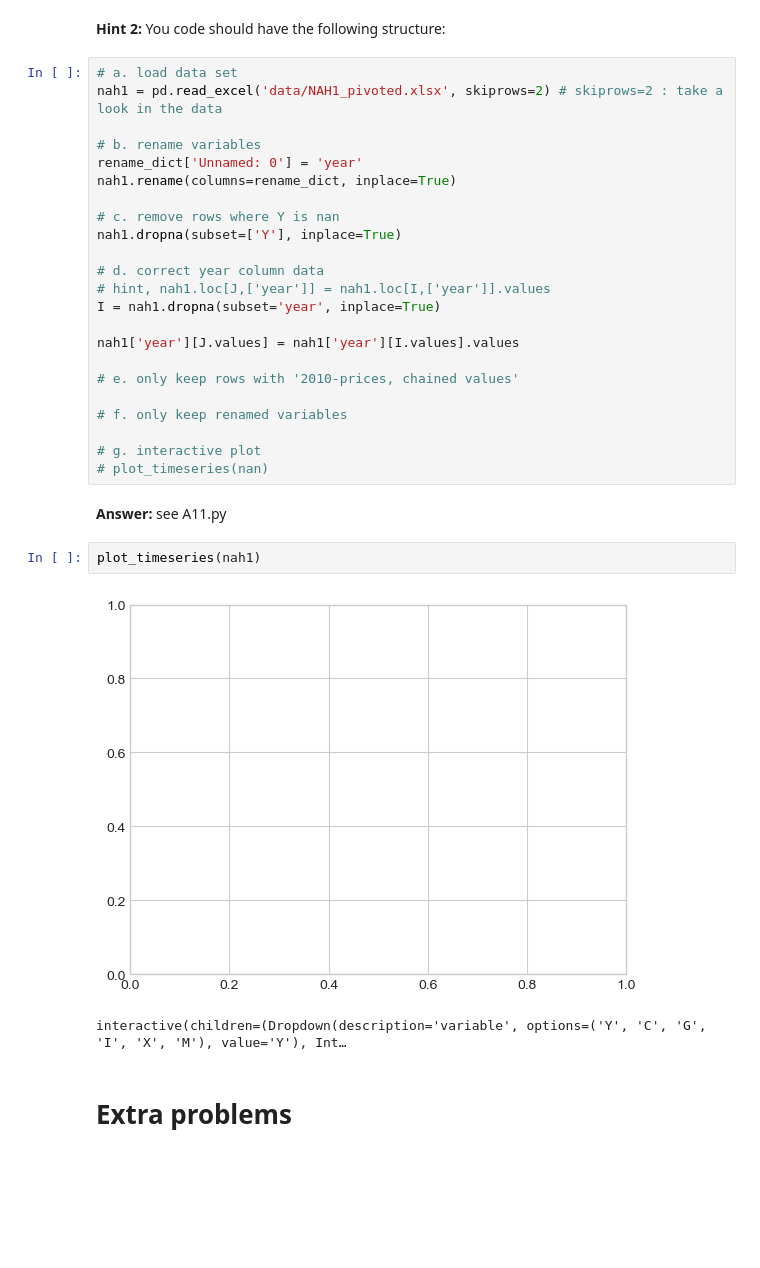
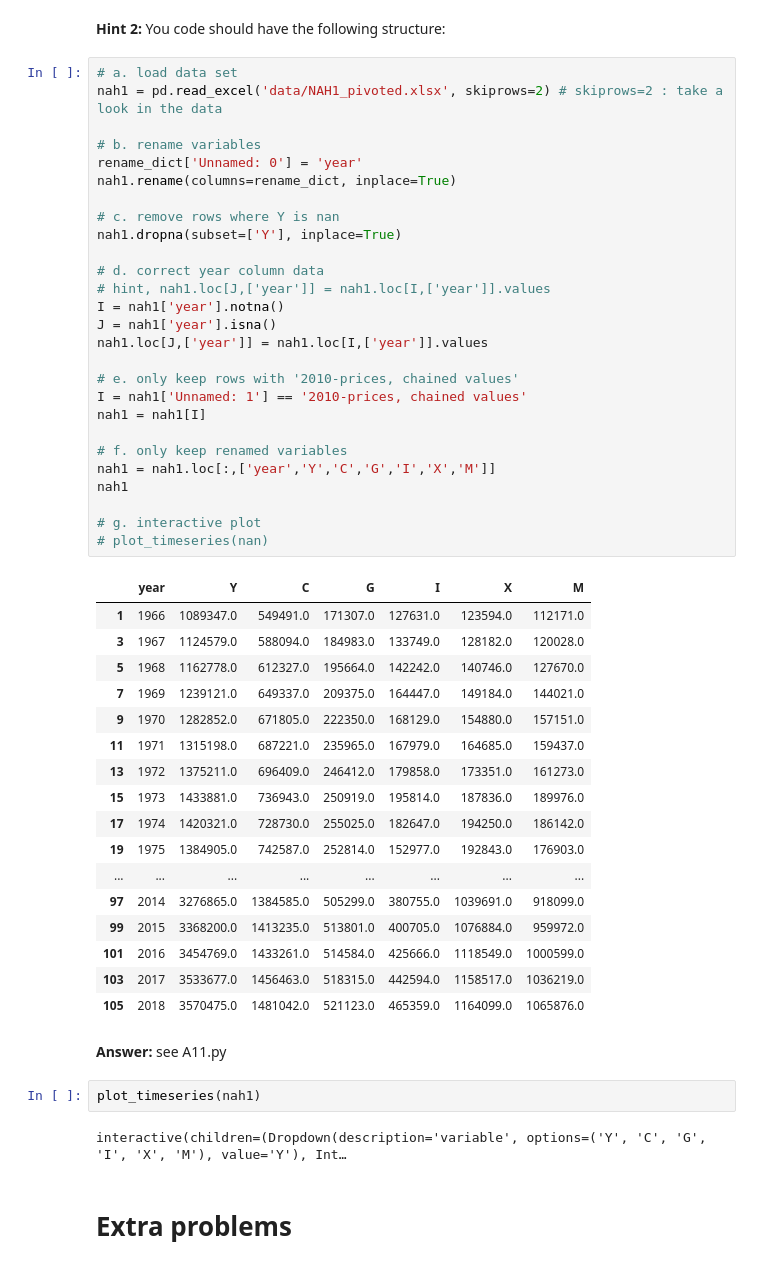
Before and after one commit to RosaMeyer/IntroProg-exercises, a Jupyter notebook: PS3/problem_set_3.ipynb, the cells around one changed output. Saved outputs shown, nothing was run; the diff lists cells and outputs as text; blank space fills up the shorter version.

```diff
--- a/PS3/problem_set_3.ipynb
+++ b/PS3/problem_set_3.ipynb
@@ -327,32 +327,53 @@ rename_dict['P.7 Import of goods and services'] = 'M'
 # %%
 # a. load data set
 nah1 = pd.read_excel('data/NAH1_pivoted.xlsx', skiprows=2) # skiprows=2 : take a look in the data
 
 # b. rename variables
 rename_dict['Unnamed: 0'] = 'year'
 nah1.rename(columns=rename_dict, inplace=True)
 
 # c. remove rows where Y is nan
 nah1.dropna(subset=['Y'], inplace=True)
 
 # d. correct year column data
 # hint, nah1.loc[J,['year']] = nah1.loc[I,['year']].values
-I = nah1.dropna(subset='year', inplace=True)
-
-nah1['year'][J.values] = nah1['year'][I.values].values
+I = nah1['year'].notna()
+J = nah1['year'].isna()
+nah1.loc[J,['year']] = nah1.loc[I,['year']].values
 
 # e. only keep rows with '2010-prices, chained values'
+I = nah1['Unnamed: 1'] == '2010-prices, chained values'
+nah1 = nah1[I]
 
 # f. only keep renamed variables
+nah1 = nah1.loc[:,['year','Y','C','G','I','X','M']]
+nah1
 
 # g. interactive plot
 # plot_timeseries(nan)
+# %% [output]
+|  | year | Y | C | G | I | X | M |
+| 1 | 1966 | 1089347.0 | 549491.0 | 171307.0 | 127631.0 | 123594.0 | 112171.0 |
+| 3 | 1967 | 1124579.0 | 588094.0 | 184983.0 | 133749.0 | 128182.0 | 120028.0 |
+| 5 | 1968 | 1162778.0 | 612327.0 | 195664.0 | 142242.0 | 140746.0 | 127670.0 |
+| 7 | 1969 | 1239121.0 | 649337.0 | 209375.0 | 164447.0 | 149184.0 | 144021.0 |
+| 9 | 1970 | 1282852.0 | 671805.0 | 222350.0 | 168129.0 | 154880.0 | 157151.0 |
+| 11 | 1971 | 1315198.0 | 687221.0 | 235965.0 | 167979.0 | 164685.0 | 159437.0 |
+| 13 | 1972 | 1375211.0 | 696409.0 | 246412.0 | 179858.0 | 173351.0 | 161273.0 |
+| 15 | 1973 | 1433881.0 | 736943.0 | 250919.0 | 195814.0 | 187836.0 | 189976.0 |
+| 17 | 1974 | 1420321.0 | 728730.0 | 255025.0 | 182647.0 | 194250.0 | 186142.0 |
+| 19 | 1975 | 1384905.0 | 742587.0 | 252814.0 | 152977.0 | 192843.0 | 176903.0 |
+| ... | ... | ... | ... | ... | ... | ... | ... |
+| 97 | 2014 | 3276865.0 | 1384585.0 | 505299.0 | 380755.0 | 1039691.0 | 918099.0 |
+| 99 | 2015 | 3368200.0 | 1413235.0 | 513801.0 | 400705.0 | 1076884.0 | 959972.0 |
+| 101 | 2016 | 3454769.0 | 1433261.0 | 514584.0 | 425666.0 | 1118549.0 | 1000599.0 |
+| 103 | 2017 | 3533677.0 | 1456463.0 | 518315.0 | 442594.0 | 1158517.0 | 1036219.0 |
+| 105 | 2018 | 3570475.0 | 1481042.0 | 521123.0 | 465359.0 | 1164099.0 | 1065876.0 |
 # %% [markdown]
 **Answer:** see A11.py
 # %%
 plot_timeseries(nah1)
 # %% [output]
-[figure, removed]
 interactive(children=(Dropdown(description='variable', options=('Y', 'C', 'G', 'I', 'X', 'M'), value='Y'), Int…
 # %% [markdown]
 # Extra problems
```
